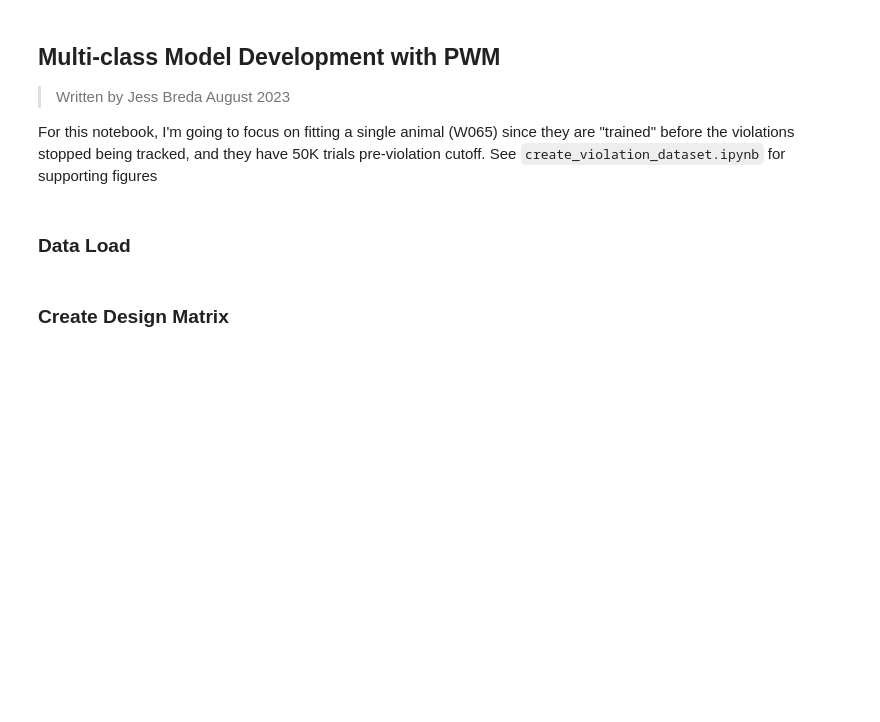
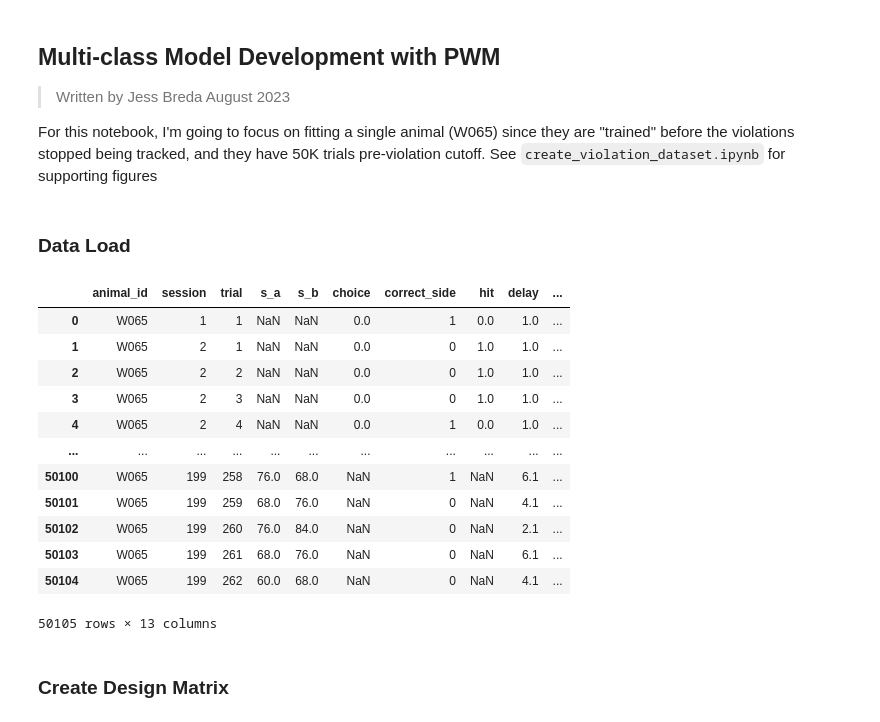
Before and after one commit to jess-breda/violations-multinomial, a Jupyter notebook: notebooks/multiclass_dev_pwm.ipynb, the cells around one changed output. Drawn from its saved outputs; the diff is of its cells as text; code cells hidden in the pictures; blank space fills up the shorter version.

```diff
--- a/notebooks/multiclass_dev_pwm.ipynb
+++ b/notebooks/multiclass_dev_pwm.ipynb
@@ -37,3 +38,19 @@ df = RAT_DF.query("animal_id == @ANIMAL_ID").reset_index().copy()
+# %%
+df
+# %% [output]
+|  | animal_id | session | trial | s_a | s_b | choice | correct_side | hit | delay | ... |
+| 0 | W065 | 1 | 1 | NaN | NaN | 0.0 | 1 | 0.0 | 1.0 | ... |
+| 1 | W065 | 2 | 1 | NaN | NaN | 0.0 | 0 | 1.0 | 1.0 | ... |
+| 2 | W065 | 2 | 2 | NaN | NaN | 0.0 | 0 | 1.0 | 1.0 | ... |
+| 3 | W065 | 2 | 3 | NaN | NaN | 0.0 | 0 | 1.0 | 1.0 | ... |
+| 4 | W065 | 2 | 4 | NaN | NaN | 0.0 | 1 | 0.0 | 1.0 | ... |
+| ... | ... | ... | ... | ... | ... | ... | ... | ... | ... | ... |
+| 50100 | W065 | 199 | 258 | 76.0 | 68.0 | NaN | 1 | NaN | 6.1 | ... |
+| 50101 | W065 | 199 | 259 | 68.0 | 76.0 | NaN | 0 | NaN | 4.1 | ... |
+| 50102 | W065 | 199 | 260 | 76.0 | 84.0 | NaN | 0 | NaN | 2.1 | ... |
+| 50103 | W065 | 199 | 261 | 68.0 | 76.0 | NaN | 0 | NaN | 6.1 | ... |
+| 50104 | W065 | 199 | 262 | 60.0 | 68.0 | NaN | 0 | NaN | 4.1 | ... |
+50105 rows × 13 columns
 # %% [markdown]
 ### Create Design Matrix
 # %%
```
Also changed, not shown: parts of 7 cells of this notebook.
